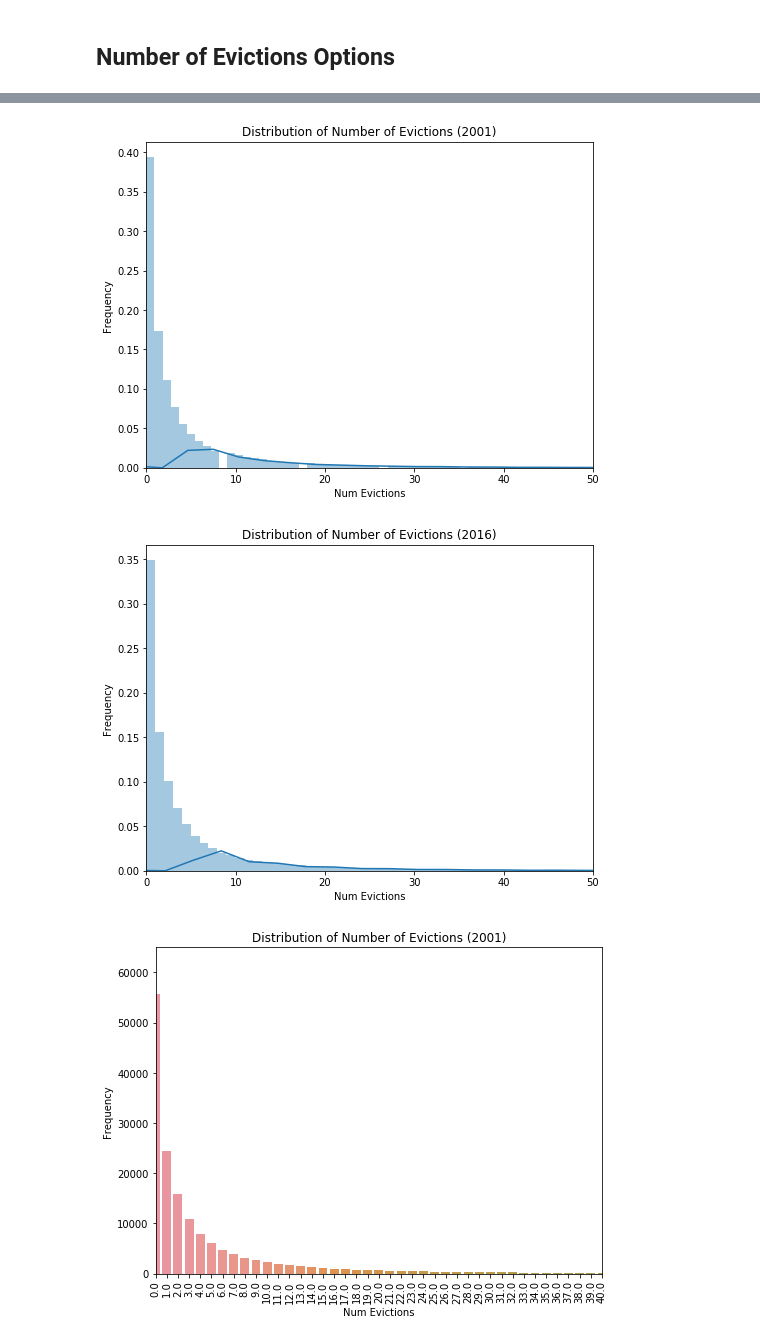
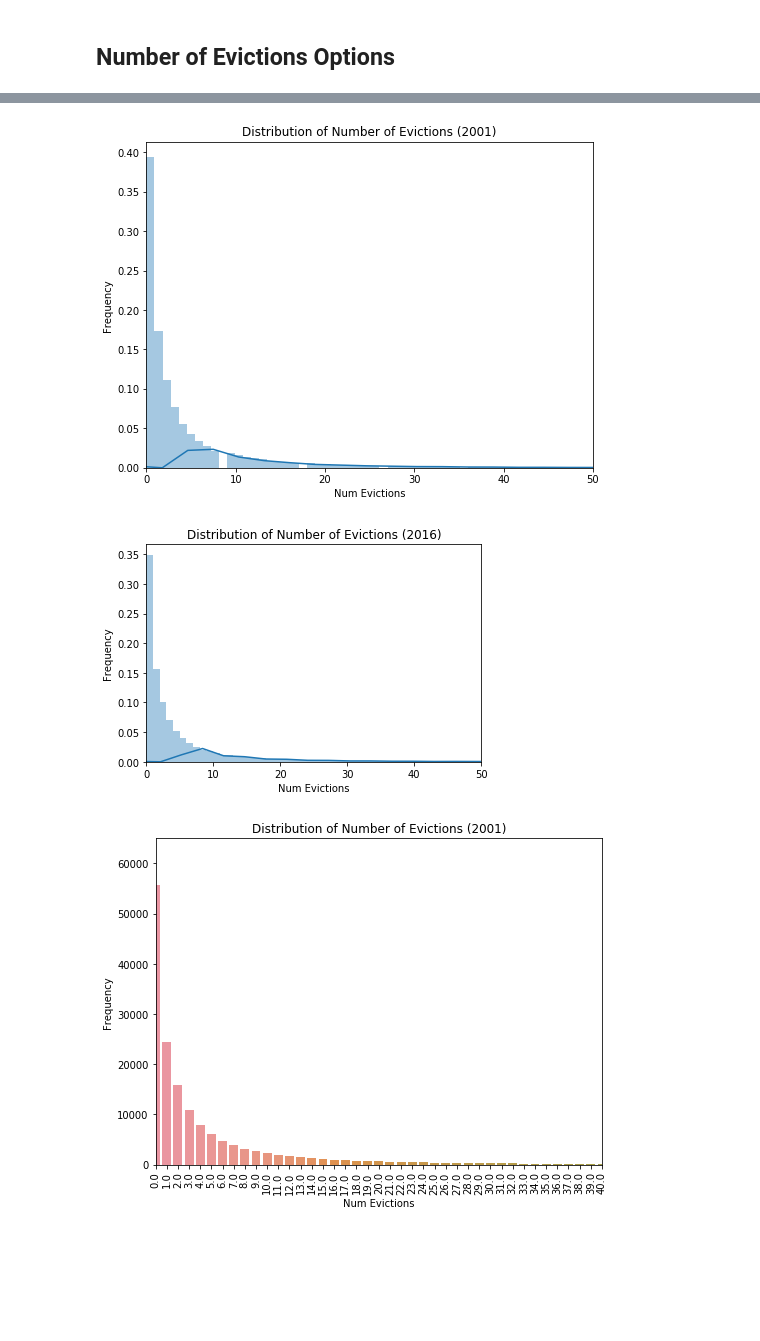
Before and after one commit to justincohler/evictions-learn, a Jupyter notebook: src/analysis/Eviction Charts for Proposal.ipynb, the cells around one changed output, grey strips where cells are left out. Cells and saved outputs as stored; diff of their text form; code cells hidden in the pictures; blank space fills up the shorter version.

```diff
--- a/src/analysis/Eviction Charts for Proposal.ipynb
+++ b/src/analysis/Eviction Charts for Proposal.ipynb
@@ -58,25 +86,25 @@ plt.show()
 # %%
 # Truncated, distplot
 # 2011
 plt.figure(figsize=(8,6))
 g = sns.distplot(series_2001[~series_2001.isnull()], bins = 400)
 plt.title('Distribution of Number of Evictions (2001)')
 plt.xlabel('Num Evictions')
 plt.ylabel('Frequency')
 plt.xlim(0, 50)
 plt.show()
 
 # 2016
-plt.figure(figsize=(8,6))
+plt.figure(figsize=(6,4))
 g = sns.distplot(series_2016[~series_2016.isnull()], bins = 400)
 plt.title('Distribution of Number of Evictions (2016)')
 plt.xlabel('Num Evictions')
 plt.ylabel('Frequency')
 plt.xlim(0, 50)
 plt.show()
 # %% [output]
 [figure]
-[figure, old version]
+[figure, new version]
 # %%
 # Truncated, countplot
 #2001
```
Also changed, not shown: parts of 13 cells of this notebook, 1 other file.
